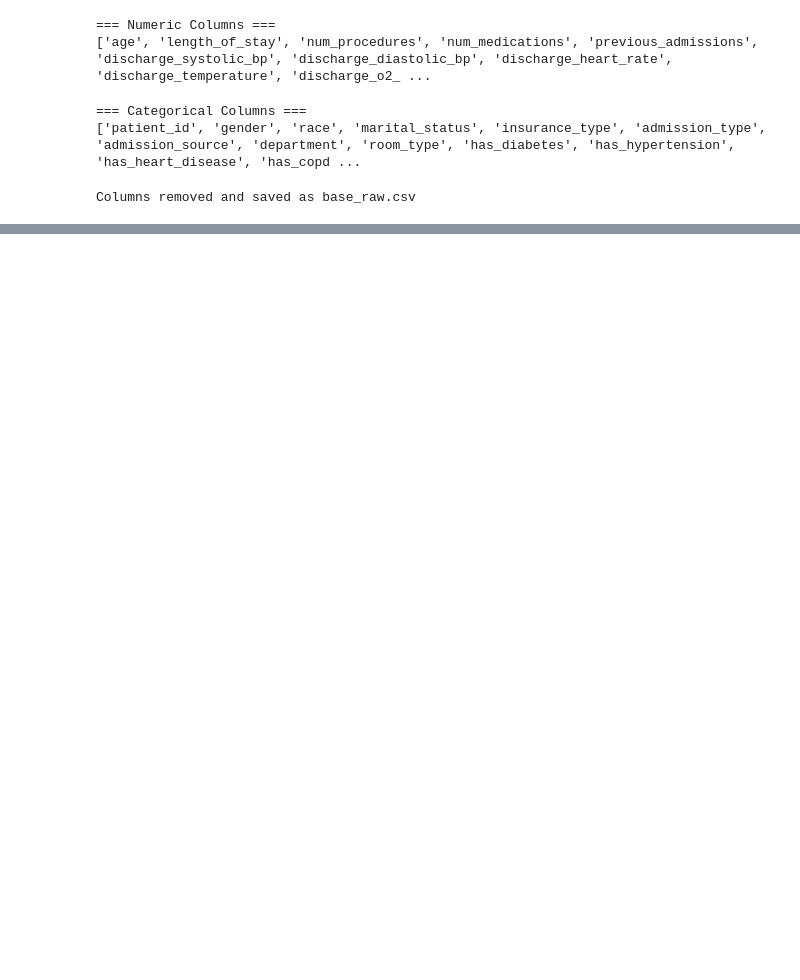
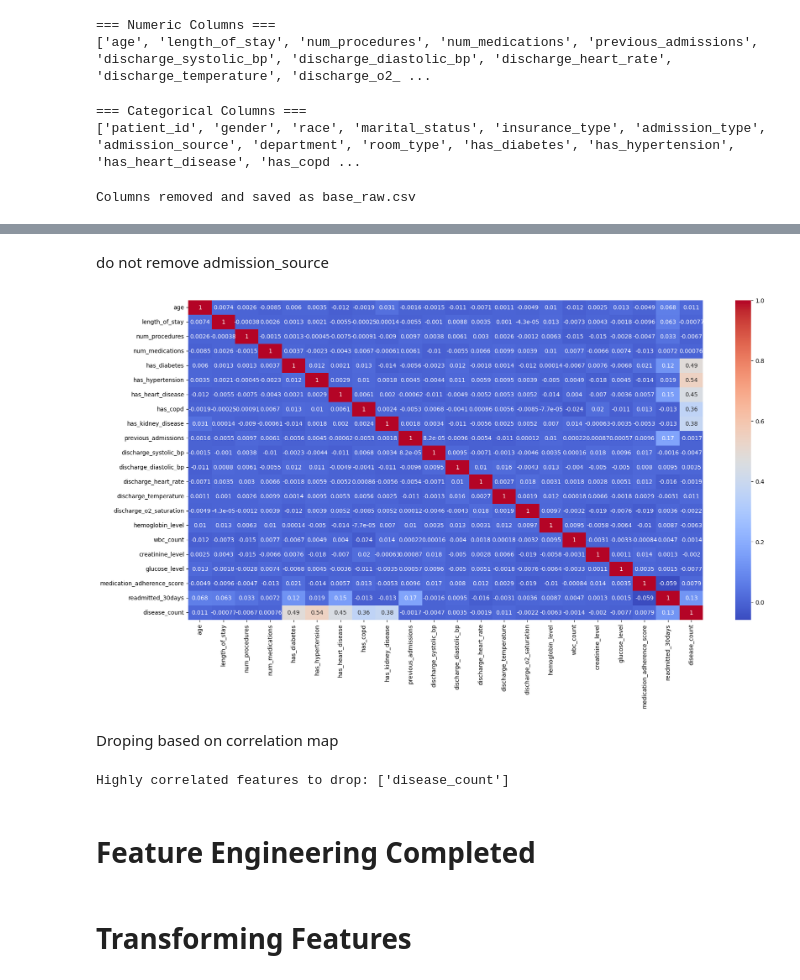
Before and after one commit to NIDHARSAN-V/DS_Practice, a Jupyter notebook: HandsOn/health_care/notebook/02_explore.ipynb, the cells around one changed output, grey strips where cells are left out. Cells and saved outputs as stored; diff of their text form; code cells hidden in the pictures; blank space fills up the shorter version.

```diff
--- a/HandsOn/health_care/notebook/02_explore.ipynb
+++ b/HandsOn/health_care/notebook/02_explore.ipynb
@@ -614,0 +775,11 @@ Upper: No data
+# %%
+df = pd.read_csv("../dataset/base_raw.csv")
+print(df.columns)
+
+num_cols = df.select_dtypes(include='number').columns
+cat_cols = df.select_dtypes(exclude='number').columns
+
+print("Numeric:", list(num_cols))
+print("Categorical:", list(cat_cols))
+
+print(len(num_cols) + len(cat_cols))
@@ -614,0 +975,48 @@ Upper: No data
+# %% [markdown]
+do not remove admission_source
+# %%
+df.drop("insurance_type", axis=1, inplace=True)
+# %%
+df['readmitted_30days'] = (
+    df['readmitted_30days']
+    .astype(str)
+    .str.strip()
+    .str.lower()
+    .map({'yes': 1, 'no': 0})
+)
+df.to_csv("../dataset/base_raw.csv", index=False)
+# %%
+import seaborn as sns
+import matplotlib.pyplot as plt
+
+
+df_numeric = df.select_dtypes(include='number')
+corr_matrix = df_numeric.corr()
+
+
+plt.figure(figsize=(20, 10))
+sns.heatmap(corr_matrix, annot=True, cmap='coolwarm')
+
+plt.show()
+# %% [output]
+[figure, added]
+# %% [markdown]
+Droping based on correlation map
+# %%
+import numpy as np
+
+upper_triangle = corr_matrix.where(
+    np.triu(np.ones(corr_matrix.shape), k=1).astype(bool)
+)
+
+to_drop = [column for column in upper_triangle.columns
+           if any(abs(upper_triangle[column]) > 0.4)]
+
+
+print("Highly correlated features to drop:", to_drop)
+# %% [output]
+Highly correlated features to drop: ['disease_count']
+# %% [markdown]
+# Feature Engineering Completed
+# %% [markdown]
+# Transforming Features
```
Also changed, not shown: parts of 49 cells of this notebook, 10 other files.
